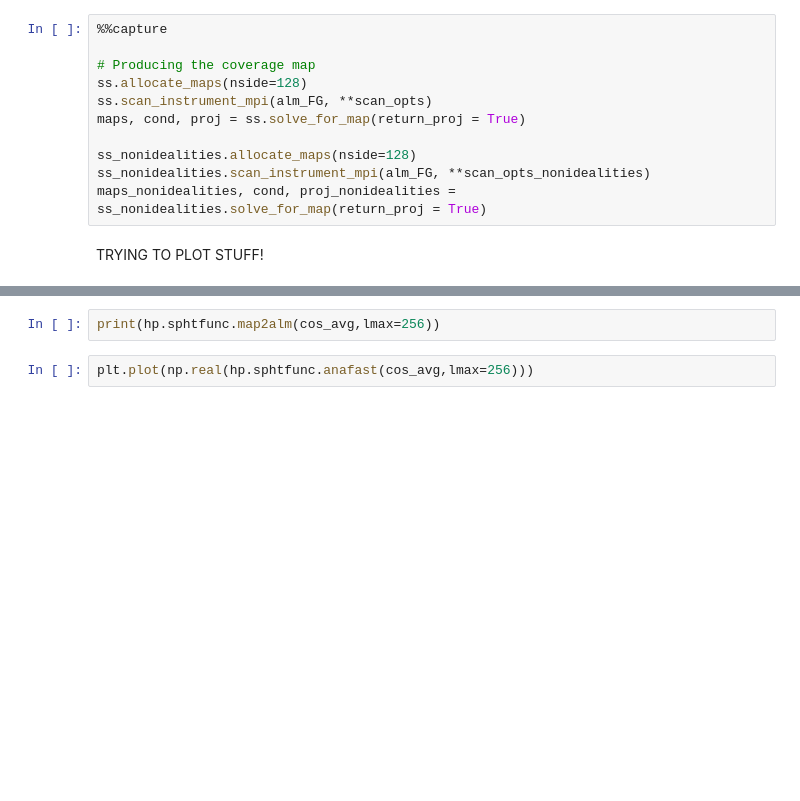
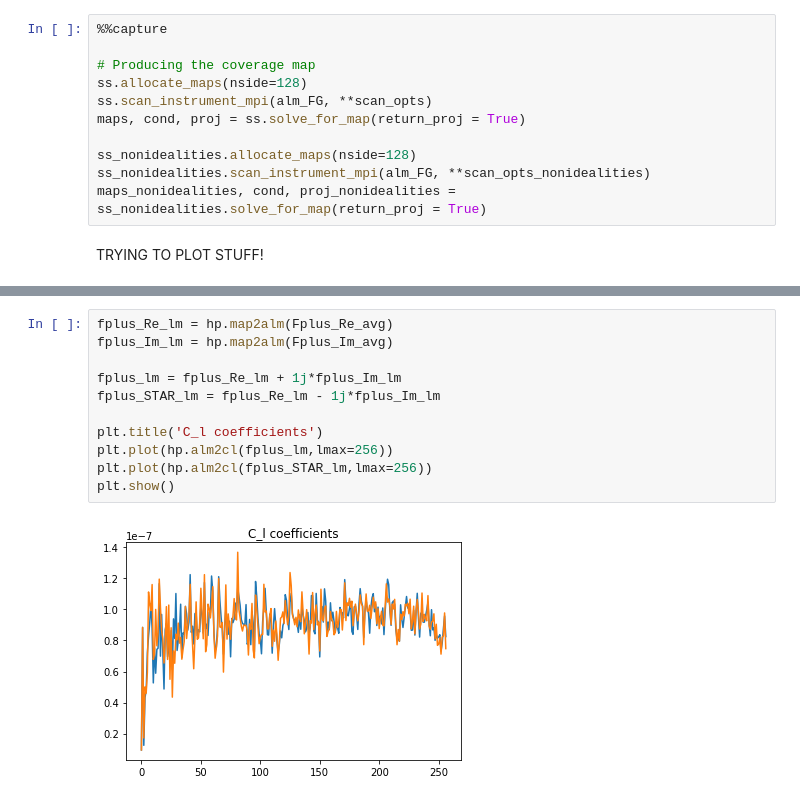
Before and after one commit to martamonelli/beamconv_tidy, a Jupyter notebook: beamconv/spin_stuff.ipynb, the cells around one changed output, grey strips where cells are left out. Saved outputs shown, nothing was run; the diff lists cells and outputs as text; blank space fills up the shorter version.

```diff
--- a/beamconv/spin_stuff.ipynb
+++ b/beamconv/spin_stuff.ipynb
@@ -465,7 +465,16 @@ hp.mollview(Fminu_Im_avg, title="\Im(F_-) averaged")
 [figure]
 [figure]
 [figure]
-# %%
-print(hp.sphtfunc.map2alm(cos_avg,lmax=256))
-# %%
-plt.plot(np.real(hp.sphtfunc.anafast(cos_avg,lmax=256)))
+# %%
+fplus_Re_lm = hp.map2alm(Fplus_Re_avg)
+fplus_Im_lm = hp.map2alm(Fplus_Im_avg)
+
+fplus_lm = fplus_Re_lm + 1j*fplus_Im_lm
+fplus_STAR_lm = fplus_Re_lm - 1j*fplus_Im_lm
+
+plt.title('C_l coefficients')
+plt.plot(hp.alm2cl(fplus_lm,lmax=256))
+plt.plot(hp.alm2cl(fplus_STAR_lm,lmax=256))
+plt.show()
+# %% [output]
+[figure, added]
```
Also changed, not shown: parts of 5 cells of this notebook.
